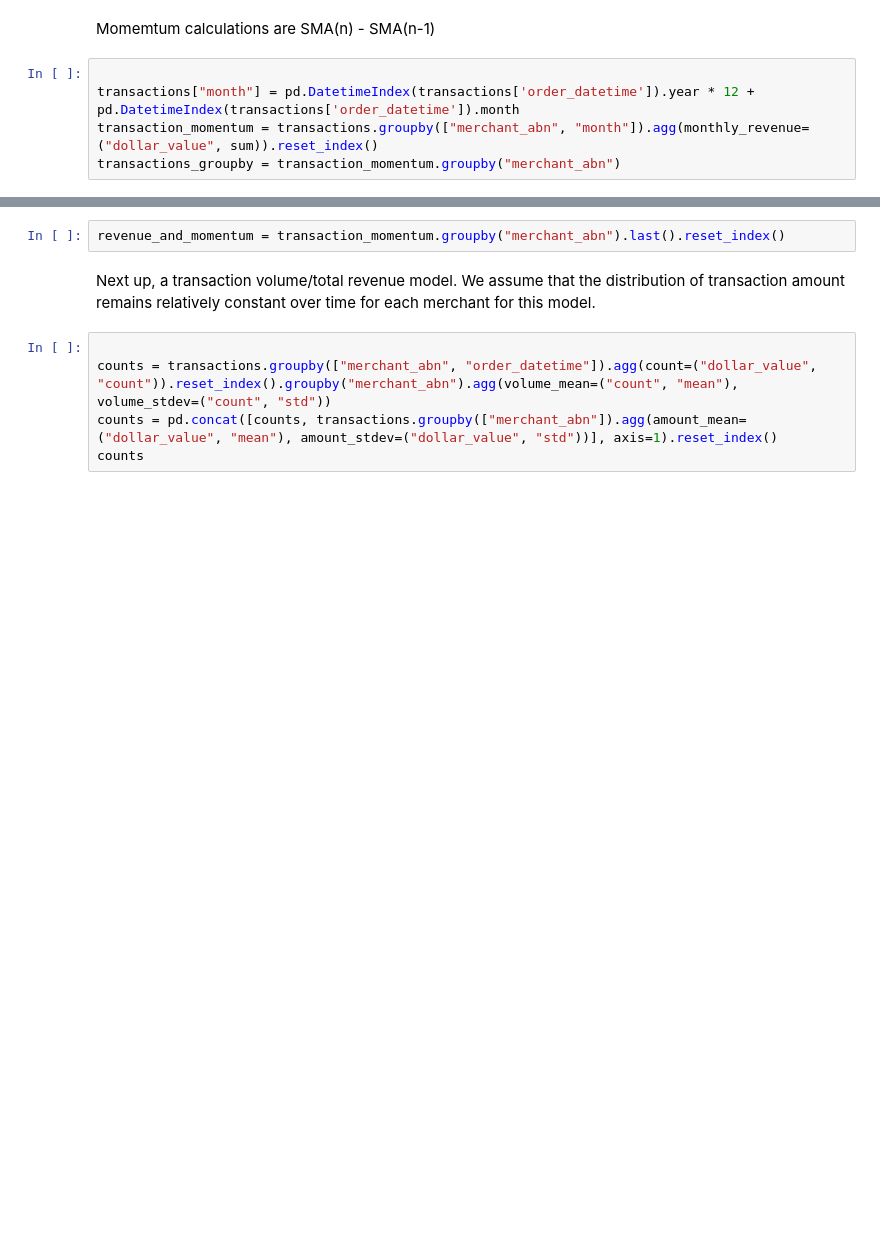
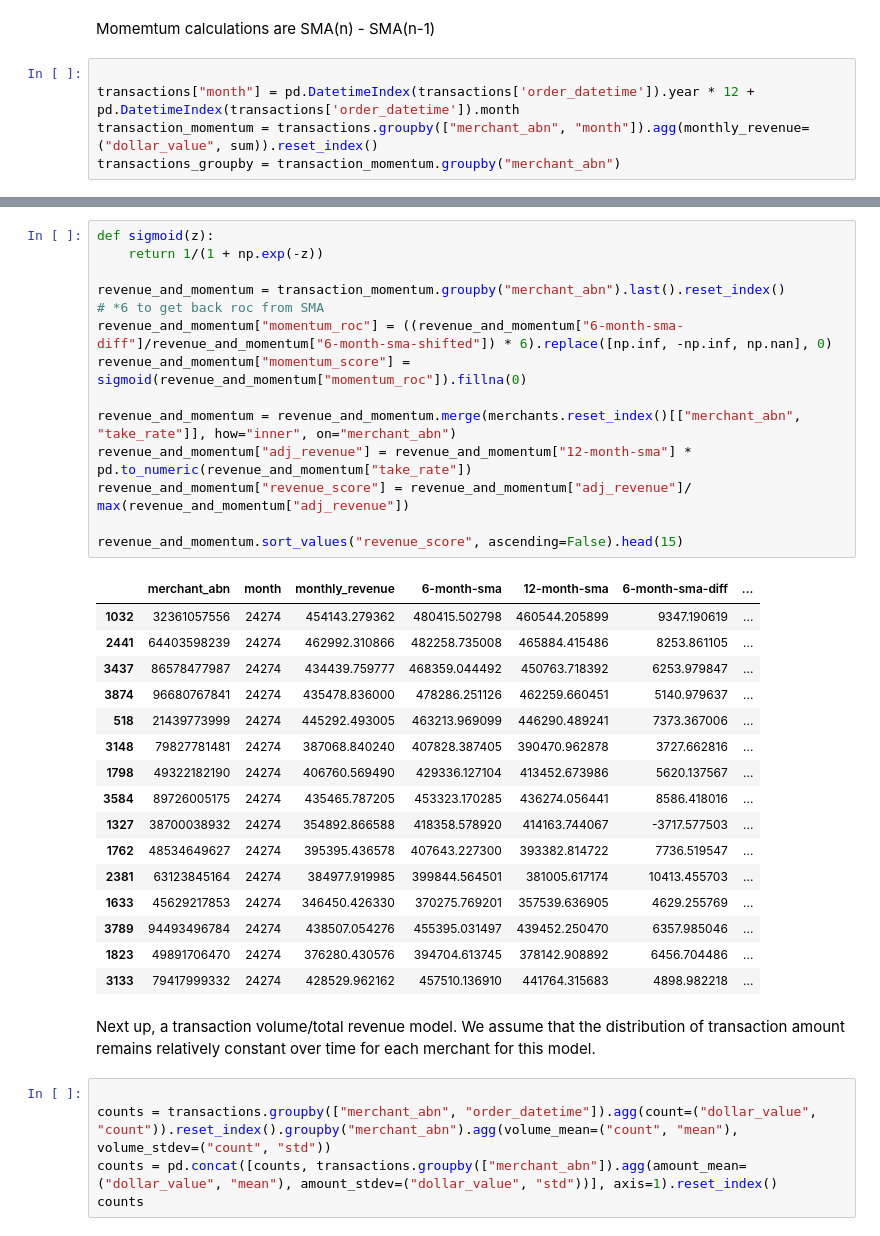
Before and after one commit to MAST30034-Applied-Data-Science/generic-buy-now-pay-later-project-group-17-adsb, a Jupyter notebook: notebooks/This is the model :(.ipynb, the cells around one changed output, grey strips where cells are left out. Drawn from its saved outputs; the diff is of its cells as text; blank space fills up the shorter version.

```diff
--- a/notebooks/This is the model :(.ipynb
+++ b/notebooks/This is the model :(.ipynb
@@ -177,5 +180,34 @@ transaction_momentum[transaction_momentum["merchant_abn"] == 64403598239]
 # %%
+def sigmoid(z):
+    return 1/(1 + np.exp(-z))
+
 revenue_and_momentum = transaction_momentum.groupby("merchant_abn").last().reset_index()
+# *6 to get back roc from SMA
+revenue_and_momentum["momentum_roc"] = ((revenue_and_momentum["6-month-sma-diff"]/revenue_and_momentum["6-month-sma-shifted"]) * 6).replace([np.inf, -np.inf, np.nan], 0)
+revenue_and_momentum["momentum_score"] = sigmoid(revenue_and_momentum["momentum_roc"]).fillna(0)
+
+revenue_and_momentum = revenue_and_momentum.merge(merchants.reset_index()[["merchant_abn", "take_rate"]], how="inner", on="merchant_abn")
+revenue_and_momentum["adj_revenue"] = revenue_and_momentum["12-month-sma"] * pd.to_numeric(revenue_and_momentum["take_rate"])
+revenue_and_momentum["revenue_score"] = revenue_and_momentum["adj_revenue"]/ max(revenue_and_momentum["adj_revenue"])
+
+revenue_and_momentum.sort_values("revenue_score", ascending=False).head(15)
+# %% [output]
+|  | merchant_abn | month | monthly_revenue | 6-month-sma | 12-month-sma | 6-month-sma-diff | ... |
+| 1032 | 32361057556 | 24274 | 454143.279362 | 480415.502798 | 460544.205899 | 9347.190619 | ... |
+| 2441 | 64403598239 | 24274 | 462992.310866 | 482258.735008 | 465884.415486 | 8253.861105 | ... |
+| 3437 | 86578477987 | 24274 | 434439.759777 | 468359.044492 | 450763.718392 | 6253.979847 | ... |
+| 3874 | 96680767841 | 24274 | 435478.836000 | 478286.251126 | 462259.660451 | 5140.979637 | ... |
+| 518 | 21439773999 | 24274 | 445292.493005 | 463213.969099 | 446290.489241 | 7373.367006 | ... |
+| 3148 | 79827781481 | 24274 | 387068.840240 | 407828.387405 | 390470.962878 | 3727.662816 | ... |
+| 1798 | 49322182190 | 24274 | 406760.569490 | 429336.127104 | 413452.673986 | 5620.137567 | ... |
+| 3584 | 89726005175 | 24274 | 435465.787205 | 453323.170285 | 436274.056441 | 8586.418016 | ... |
+| 1327 | 38700038932 | 24274 | 354892.866588 | 418358.578920 | 414163.744067 | -3717.577503 | ... |
+| 1762 | 48534649627 | 24274 | 395395.436578 | 407643.227300 | 393382.814722 | 7736.519547 | ... |
+| 2381 | 63123845164 | 24274 | 384977.919985 | 399844.564501 | 381005.617174 | 10413.455703 | ... |
+| 1633 | 45629217853 | 24274 | 346450.426330 | 370275.769201 | 357539.636905 | 4629.255769 | ... |
+| 3789 | 94493496784 | 24274 | 438507.054276 | 455395.031497 | 439452.250470 | 6357.985046 | ... |
+| 1823 | 49891706470 | 24274 | 376280.430576 | 394704.613745 | 378142.908892 | 6456.704486 | ... |
+| 3133 | 79417999332 | 24274 | 428529.962162 | 457510.136910 | 441764.315683 | 4898.982218 | ... |
 # %% [markdown]
 Next up, a transaction volume/total revenue model. We assume that the distribution of transaction amount remains relatively constant over time for each merchant for this model.
 # %%
```
Also changed, not shown: parts of 6 cells of this notebook.
